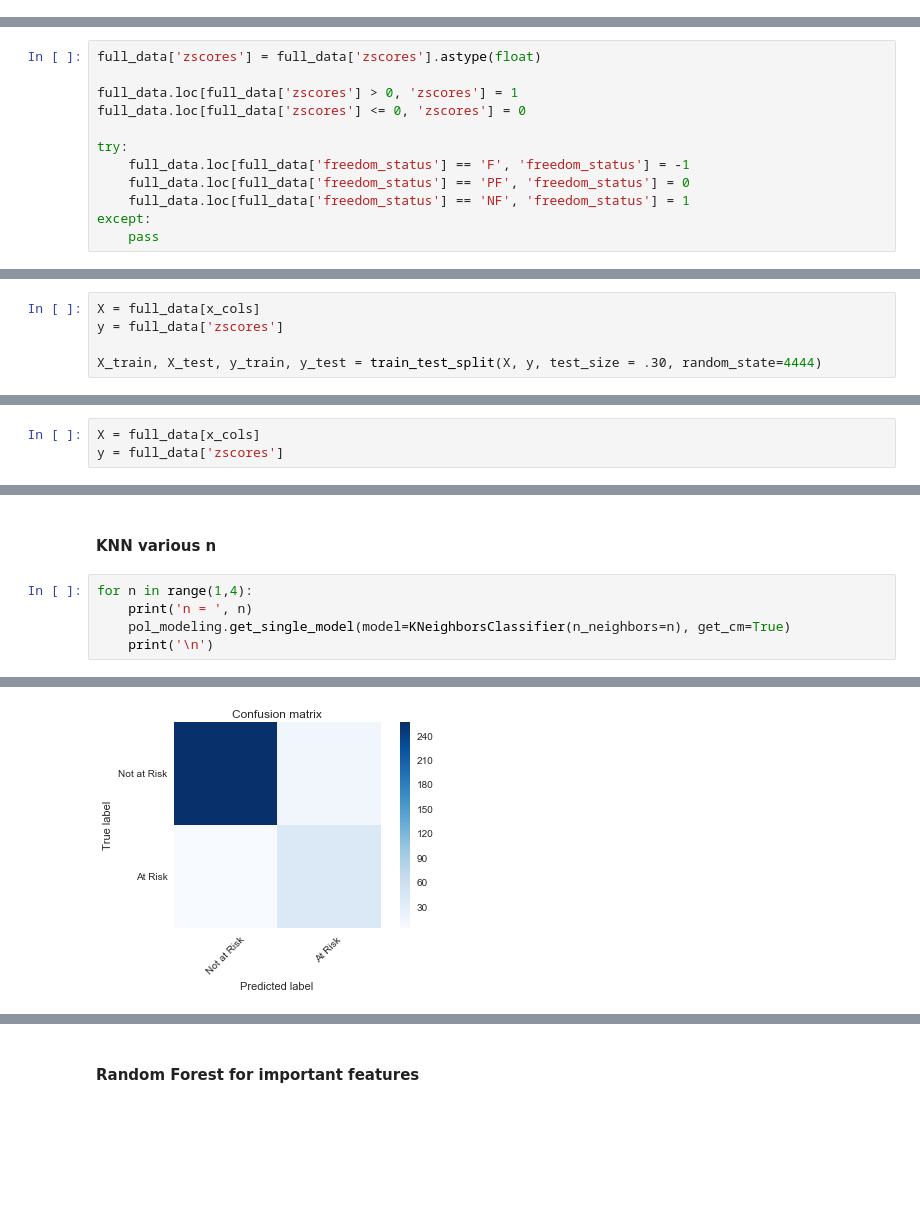
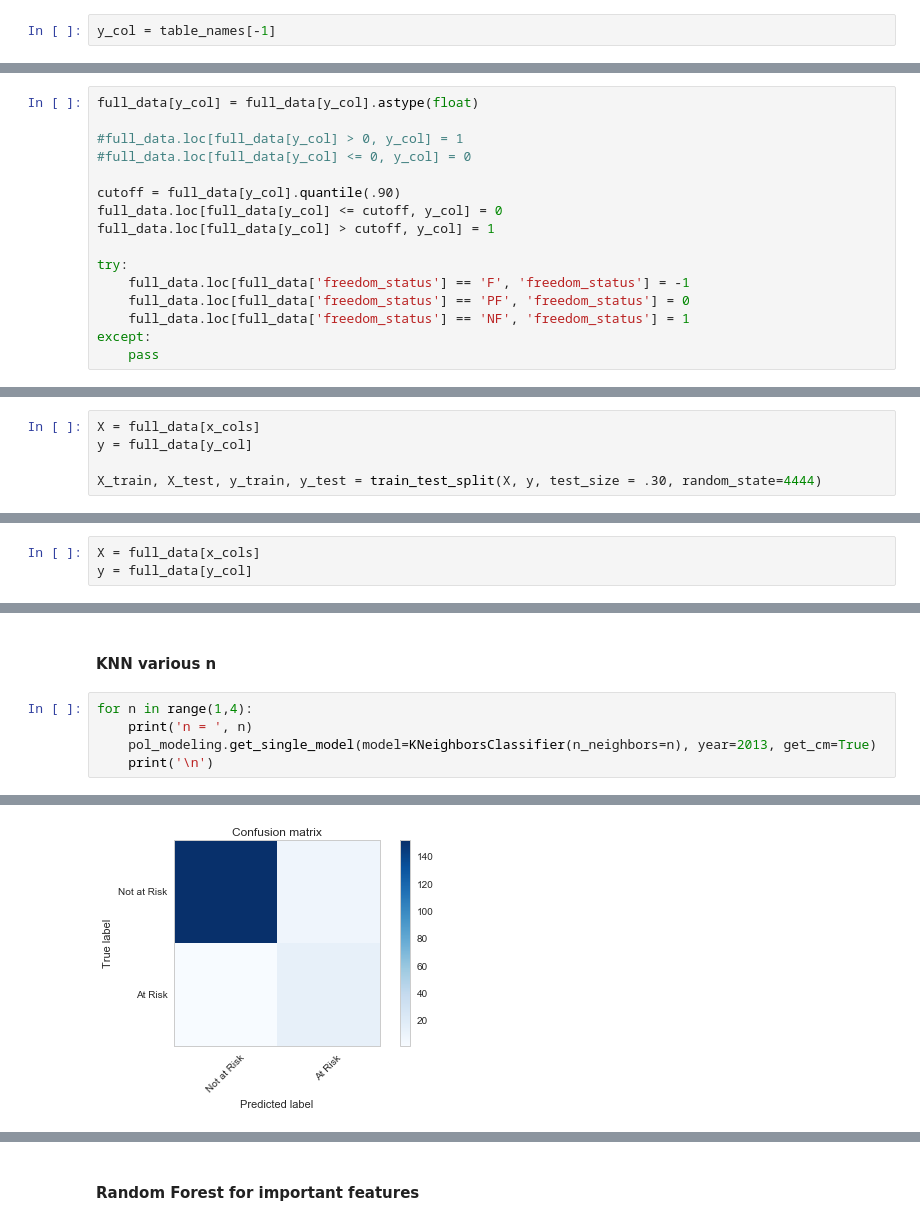
Before and after one commit to emilyhoughkovacs/humanitarian_unrest_classifier, a Jupyter notebook: ken_m/analyze_sql_data_multiyear.ipynb, the cells around one changed output, grey strips where cells are left out. Drawn from its saved outputs; the diff is of its cells as text; blank space fills up the shorter version.

Commit message:
working code for final analysis and analyze sql data

```diff
--- a/ken_m/analyze_sql_data_multiyear.ipynb
+++ b/ken_m/analyze_sql_data_multiyear.ipynb
@@ -142,3 +144,5 @@ table_names = ['civil_liberties', \
+# %%
+y_col = table_names[-1]
 # %%
 x_cols = table_names[:-1]
 # %%
@@ -179,10 +183,14 @@ full_data.head()
 |  | ARE | 5 | 6 | 22.5 | 13.810060 | ... |
 |  | ARG | 2 | 2 | 40.0 | 1.025393 | ... |
 # %%
-full_data['zscores'] = full_data['zscores'].astype(float)
+full_data[y_col] = full_data[y_col].astype(float)
 
-full_data.loc[full_data['zscores'] > 0, 'zscores'] = 1
-full_data.loc[full_data['zscores'] <= 0, 'zscores'] = 0
+#full_data.loc[full_data[y_col] > 0, y_col] = 1
+#full_data.loc[full_data[y_col] <= 0, y_col] = 0
+
+cutoff = full_data[y_col].quantile(.90)
+full_data.loc[full_data[y_col] <= cutoff, y_col] = 0
+full_data.loc[full_data[y_col] > cutoff, y_col] = 1
 
 try:
     full_data.loc[full_data['freedom_status'] == 'F', 'freedom_status'] = -1
@@ -419,7 +427,7 @@ def oversample_data(X_t, y_t, ratio):
     return X_t, y_t
 # %%
 X = full_data[x_cols]
-y = full_data['zscores']
+y = full_data[y_col]
 
 X_train, X_test, y_train, y_test = train_test_split(X, y, test_size = .30, random_state=4444)
 # %%
@@ -920,7 +1025,7 @@ class getCrossValScoresBySSS(object):
             print()
 # %%
 X = full_data[x_cols]
-y = full_data['zscores']
+y = full_data[y_col]
 # %% [markdown]
 ## Scores for various models
 # %% [markdown]
@@ -959,7 +1080,7 @@ pol_modeling.get_multi_models(oversample=False)
 # %%
 for n in range(1,4):
     print('n = ', n)
-    pol_modeling.get_single_model(model=KNeighborsClassifier(n_neighbors=n), get_cm=True)
+    pol_modeling.get_single_model(model=KNeighborsClassifier(n_neighbors=n), year=2013, get_cm=True)
     print('\n')
 # %% [output]
 n =  1
@@ -983 +1104 @@ ROC AUC: 0.9265369958717051
-[figure, old version]
+[figure, new version]
```
Also changed, not shown: parts of 39 cells of this notebook, 2 other files.
